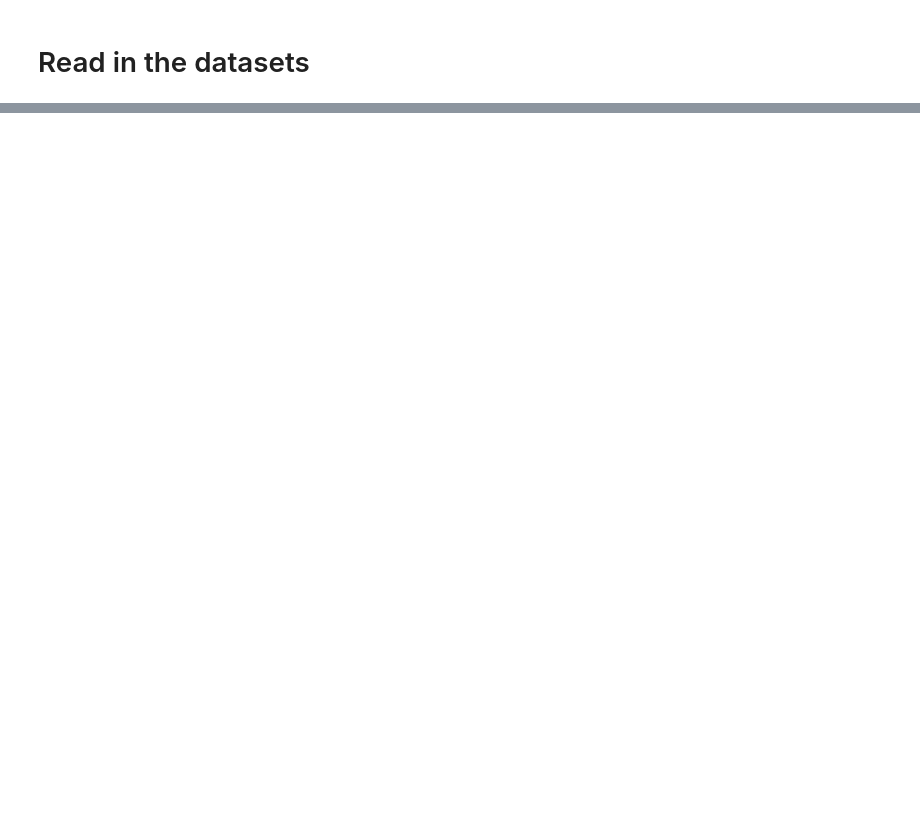
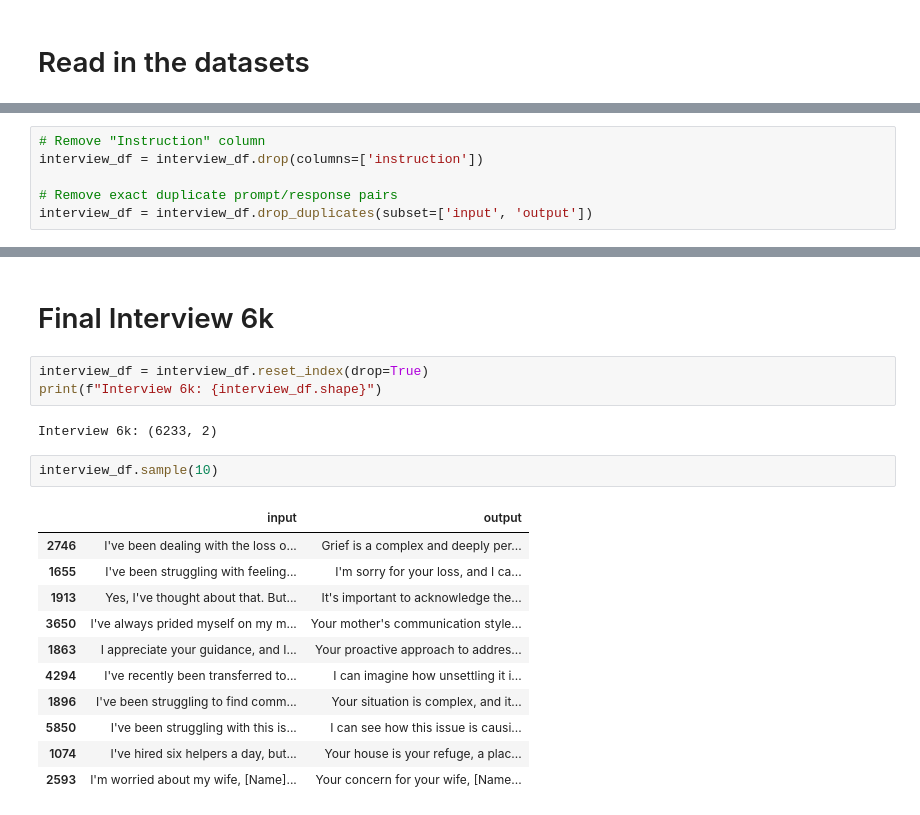
Before and after one commit to Dantoro/project_therapy, a Jupyter notebook: project_notebooks/cleaning_chat_data.ipynb, the cells around one changed output, grey strips where cells are left out. Saved outputs shown, nothing was run; the diff lists cells and outputs as text; blank space fills up the shorter version.

```diff
--- a/project_notebooks/cleaning_chat_data.ipynb
+++ b/project_notebooks/cleaning_chat_data.ipynb
@@ -27,0 +191,6 @@ CounselChat: (1482, 9)
+# %%
+# Remove "Instruction" column
+interview_df = interview_df.drop(columns=['instruction'])
+
+# Remove exact duplicate prompt/response pairs
+interview_df = interview_df.drop_duplicates(subset=['input', 'output'])
@@ -27,0 +217,21 @@ CounselChat: (1482, 9)
+# %% [markdown]
+# Final Interview 6k
+# %%
+interview_df = interview_df.reset_index(drop=True)
+print(f"Interview 6k: {interview_df.shape}")
+# %% [output]
+Interview 6k: (6233, 2)
+# %%
+interview_df.sample(10)
+# %% [output]
+|  | input | output |
+| 2746 | I've been dealing with the loss o... | Grief is a complex and deeply per... |
+| 1655 | I've been struggling with feeling... | I'm sorry for your loss, and I ca... |
+| 1913 | Yes, I've thought about that. But... | It's important to acknowledge the... |
+| 3650 | I've always prided myself on my m... | Your mother's communication style... |
+| 1863 | I appreciate your guidance, and I... | Your proactive approach to addres... |
+| 4294 | I've recently been transferred to... | I can imagine how unsettling it i... |
+| 1896 | I've been struggling to find comm... | Your situation is complex, and it... |
+| 5850 | I've been struggling with this is... | I can see how this issue is causi... |
+| 1074 | I've hired six helpers a day, but... | Your house is your refuge, a plac... |
+| 2593 | I'm worried about my wife, [Name]... | Your concern for your wife, [Name... |
```
Also changed, not shown: parts of 50 cells of this notebook.
